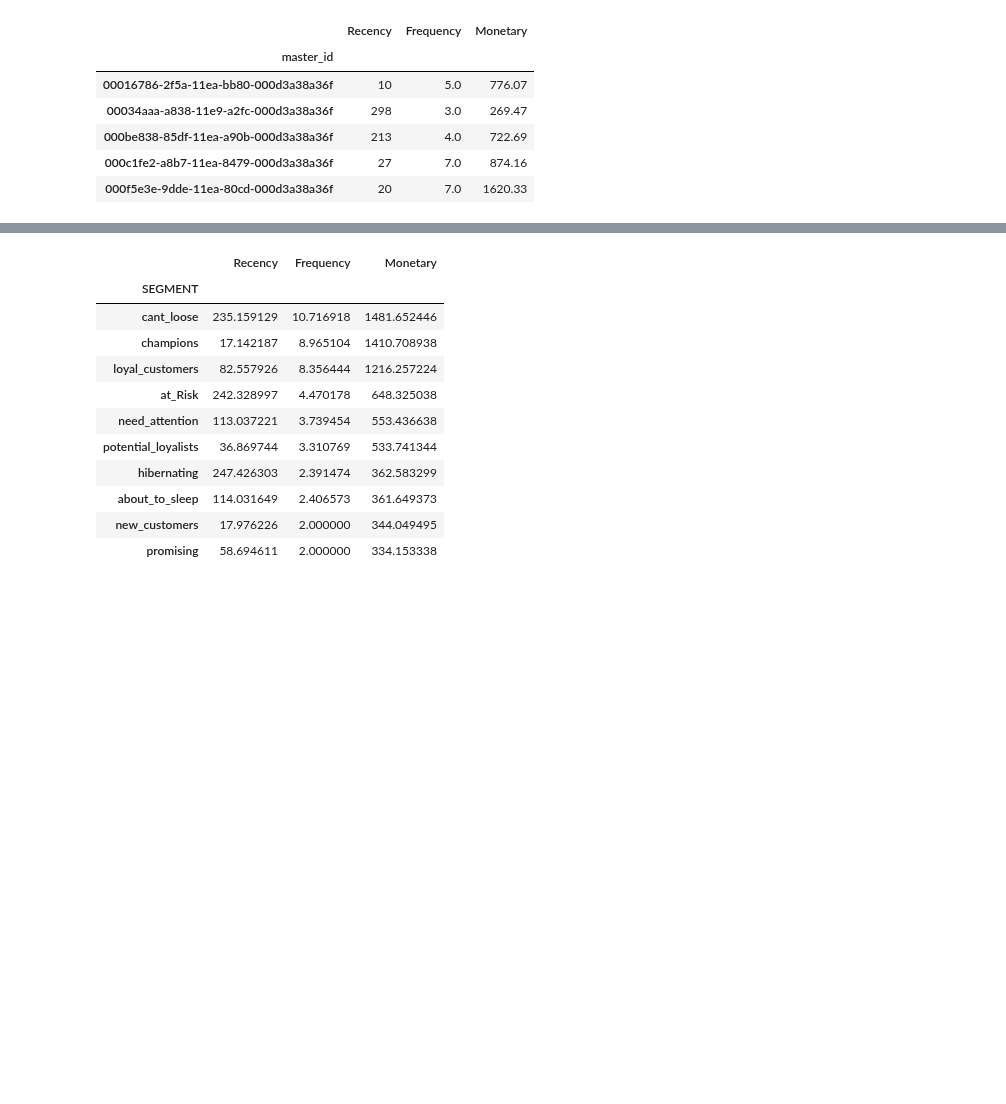
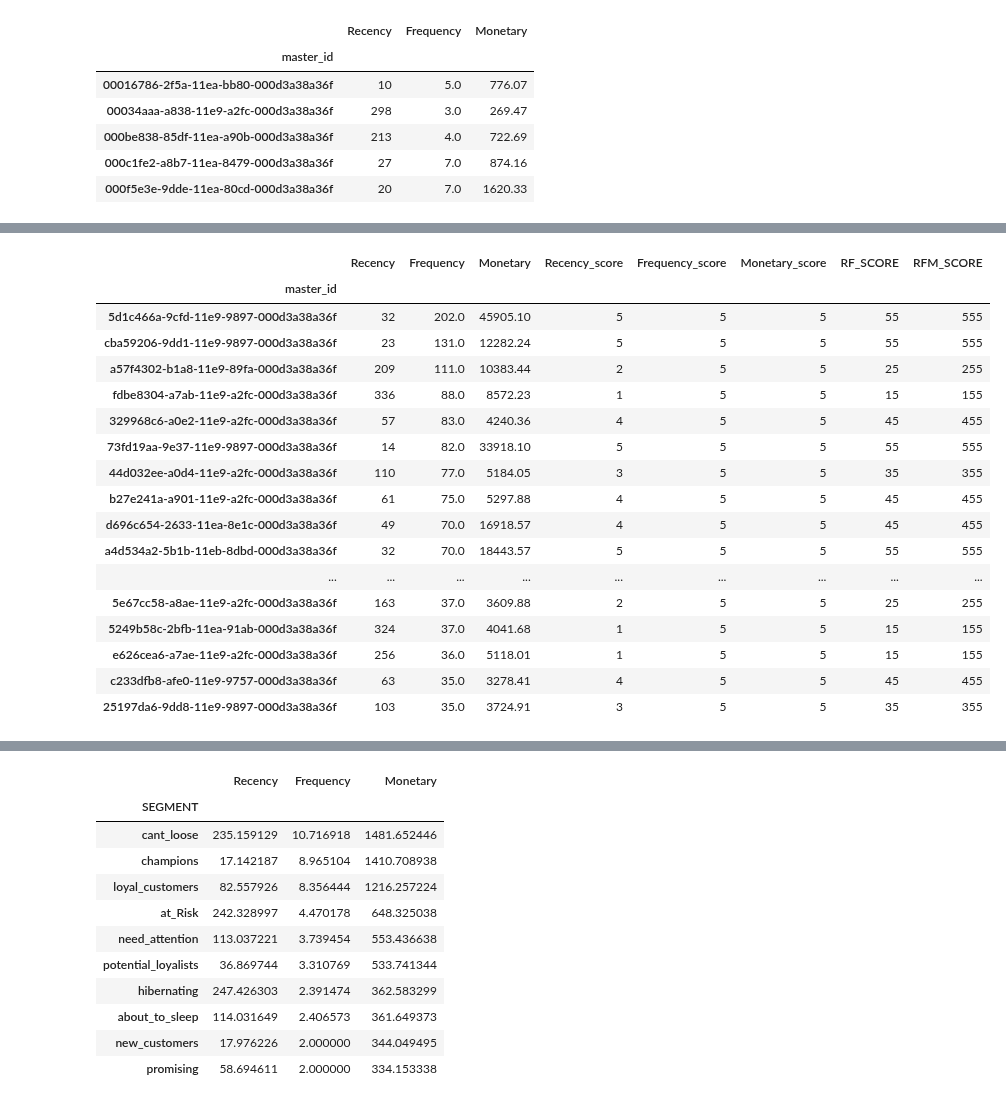
Before and after one commit to ms60/miuul-rfm-hw, a Jupyter notebook: miuul-rfm-hw.ipynb, the cells around one changed output, grey strips where cells are left out. Drawn from its saved outputs; the diff is of its cells as text; code cells hidden in the pictures; blank space fills up the shorter version.

```diff
--- a/miuul-rfm-hw.ipynb
+++ b/miuul-rfm-hw.ipynb
@@ -237,0 +293,21 @@ rfm.head()
+# %%
+rfm.sort_values(by=["Frequency"] , ascending=False).head(50)
+# %% [output]
+|  | Recency | Frequency | Monetary | Recency_score | Frequency_score | Monetary_score | RF_SCORE | RFM_SCORE |
+| master_id |  |  |  |  |  |  |  |  |
+| 5d1c466a-9cfd-11e9-9897-000d3a38a36f | 32 | 202.0 | 45905.10 | 5 | 5 | 5 | 55 | 555 |
+| cba59206-9dd1-11e9-9897-000d3a38a36f | 23 | 131.0 | 12282.24 | 5 | 5 | 5 | 55 | 555 |
+| a57f4302-b1a8-11e9-89fa-000d3a38a36f | 209 | 111.0 | 10383.44 | 2 | 5 | 5 | 25 | 255 |
+| fdbe8304-a7ab-11e9-a2fc-000d3a38a36f | 336 | 88.0 | 8572.23 | 1 | 5 | 5 | 15 | 155 |
+| 329968c6-a0e2-11e9-a2fc-000d3a38a36f | 57 | 83.0 | 4240.36 | 4 | 5 | 5 | 45 | 455 |
+| 73fd19aa-9e37-11e9-9897-000d3a38a36f | 14 | 82.0 | 33918.10 | 5 | 5 | 5 | 55 | 555 |
+| 44d032ee-a0d4-11e9-a2fc-000d3a38a36f | 110 | 77.0 | 5184.05 | 3 | 5 | 5 | 35 | 355 |
+| b27e241a-a901-11e9-a2fc-000d3a38a36f | 61 | 75.0 | 5297.88 | 4 | 5 | 5 | 45 | 455 |
+| d696c654-2633-11ea-8e1c-000d3a38a36f | 49 | 70.0 | 16918.57 | 4 | 5 | 5 | 45 | 455 |
+| a4d534a2-5b1b-11eb-8dbd-000d3a38a36f | 32 | 70.0 | 18443.57 | 5 | 5 | 5 | 55 | 555 |
+| ... | ... | ... | ... | ... | ... | ... | ... | ... |
+| 5e67cc58-a8ae-11e9-a2fc-000d3a38a36f | 163 | 37.0 | 3609.88 | 2 | 5 | 5 | 25 | 255 |
+| 5249b58c-2bfb-11ea-91ab-000d3a38a36f | 324 | 37.0 | 4041.68 | 1 | 5 | 5 | 15 | 155 |
+| e626cea6-a7ae-11e9-a2fc-000d3a38a36f | 256 | 36.0 | 5118.01 | 1 | 5 | 5 | 15 | 155 |
+| c233dfb8-afe0-11e9-9757-000d3a38a36f | 63 | 35.0 | 3278.41 | 4 | 5 | 5 | 45 | 455 |
+| 25197da6-9dd8-11e9-9897-000d3a38a36f | 103 | 35.0 | 3724.91 | 3 | 5 | 5 | 35 | 355 |
```
Also changed, not shown: parts of 15 cells of this notebook.
